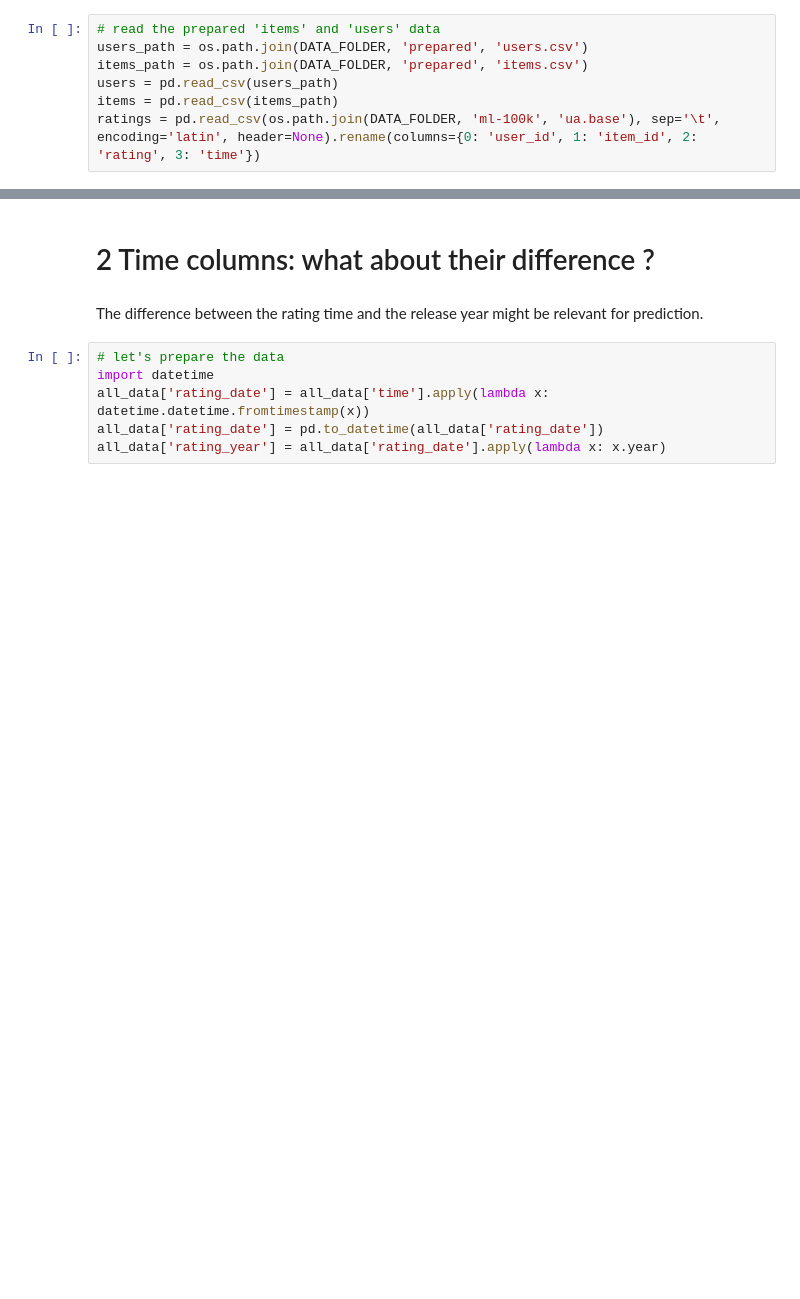
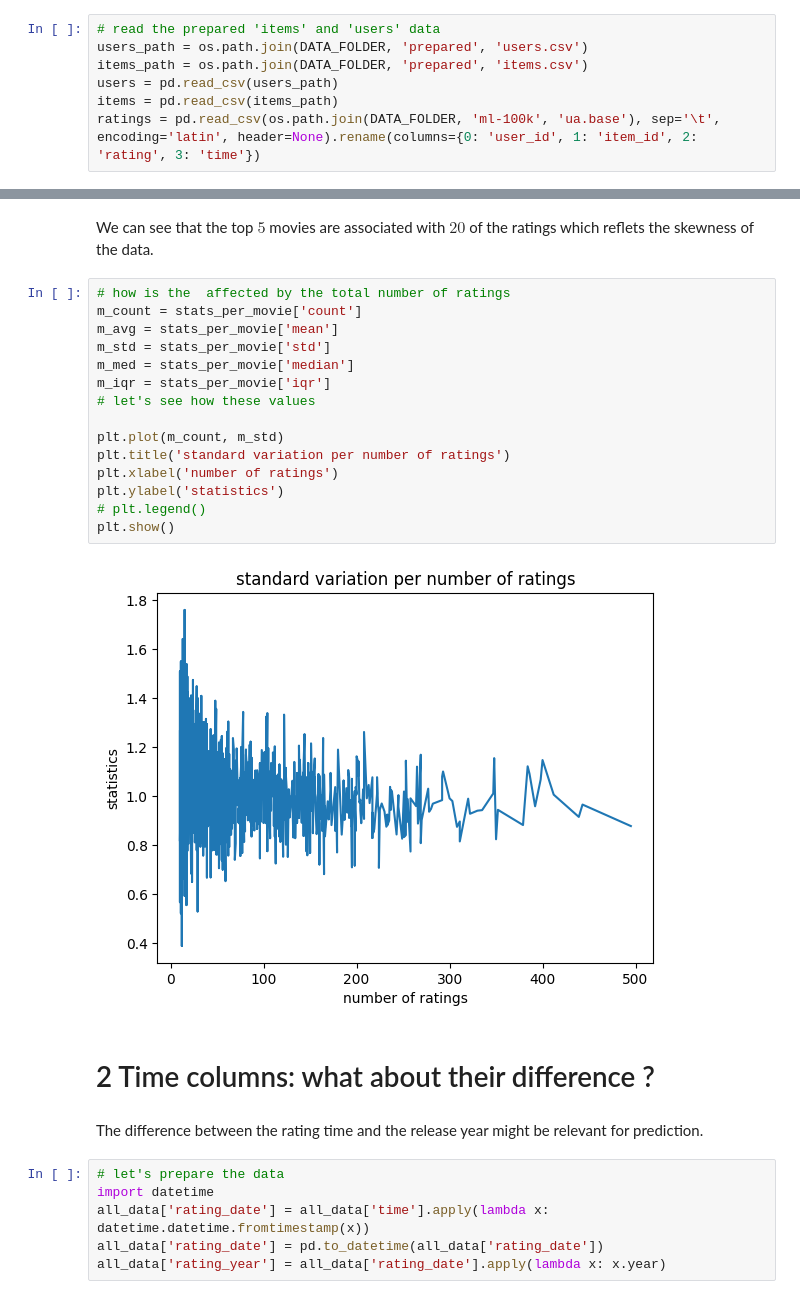
Before and after one commit to ayhem18/MovieLens_RecSys, a Jupyter notebook: notebooks/put_all_data_together.ipynb, the cells around one changed output, grey strips where cells are left out. Cells and saved outputs as stored; diff of their text form; blank space fills up the shorter version.

```diff
--- a/notebooks/put_all_data_together.ipynb
+++ b/notebooks/put_all_data_together.ipynb
@@ -42,3 +109,22 @@ all_data.head()
+# %% [markdown]
+We can see that the top $5%$ movies are associated with $20%$ of the ratings which reflets the skewness of the data.
+# %%
+# how is the  affected by the total number of ratings
+m_count = stats_per_movie['count']
+m_avg = stats_per_movie['mean']
+m_std = stats_per_movie['std']
+m_med = stats_per_movie['median']
+m_iqr = stats_per_movie['iqr']
+# let's see how these values
+
+plt.plot(m_count, m_std)
+plt.title('standard variation per number of ratings')
+plt.xlabel('number of ratings')
+plt.ylabel('statistics')
+# plt.legend()
+plt.show()
+# %% [output]
+[figure, added]
 # %% [markdown]
 # 2 Time columns: what about their difference ?
 # %% [markdown]
```
Also changed, not shown: parts of 19 cells of this notebook, 9 other files.
